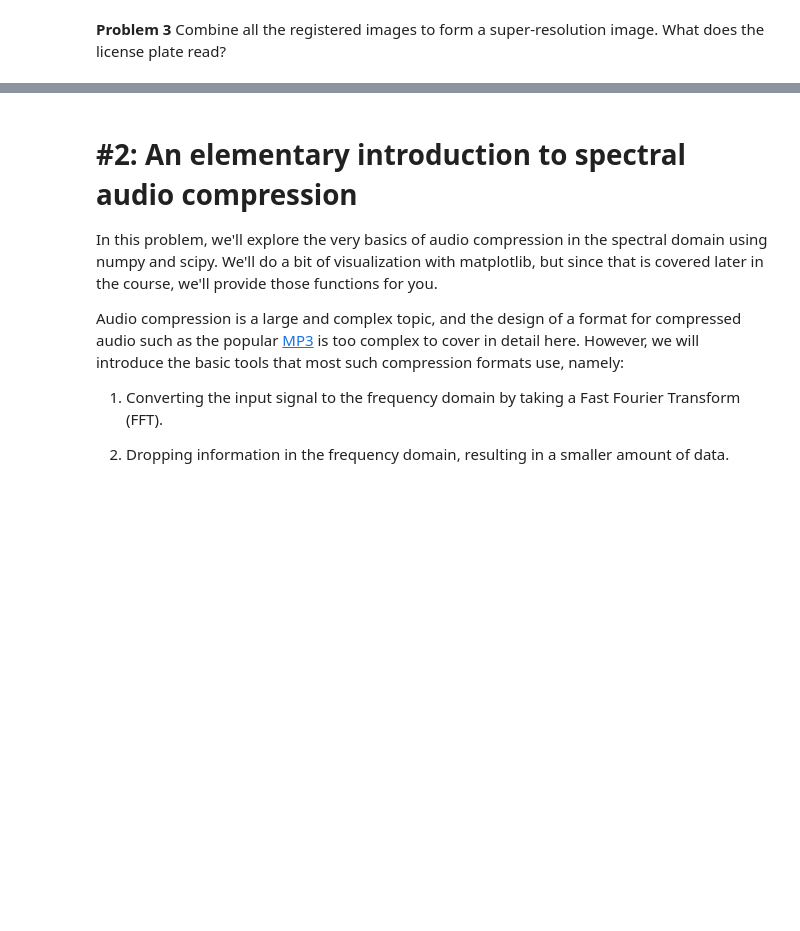
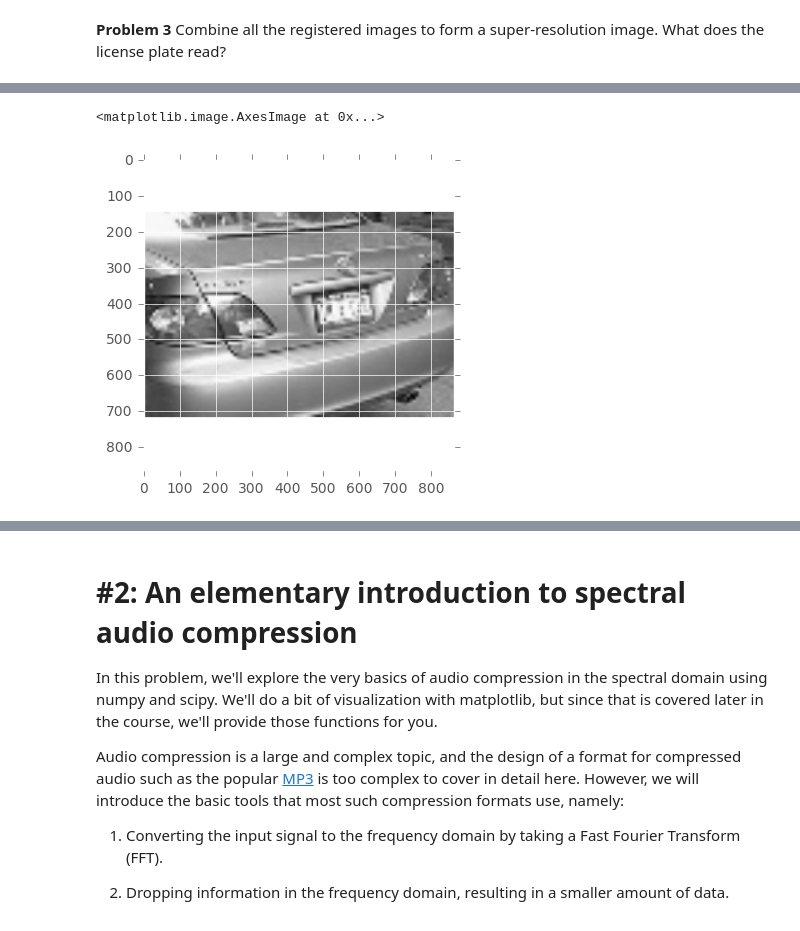
Before and after one commit to danlurie/py4sci_homework, a Jupyter notebook: hw_1/hw_1_assignment.ipynb, the cells around one changed output, grey strips where cells are left out. Saved outputs shown, nothing was run; the diff lists cells and outputs as text; code cells hidden in the pictures; blank space fills up the shorter version.

```diff
--- a/hw_1/hw_1_assignment.ipynb
+++ b/hw_1/hw_1_assignment.ipynb
@@ -118,0 +140,5 @@ np.
+# %%
+plt.imshow(img_store[3]['3x'])
+# %% [output]
+<matplotlib.image.AxesImage at 0x...>
+[figure, added]
```
Also changed, not shown: parts of 56 cells of this notebook.
